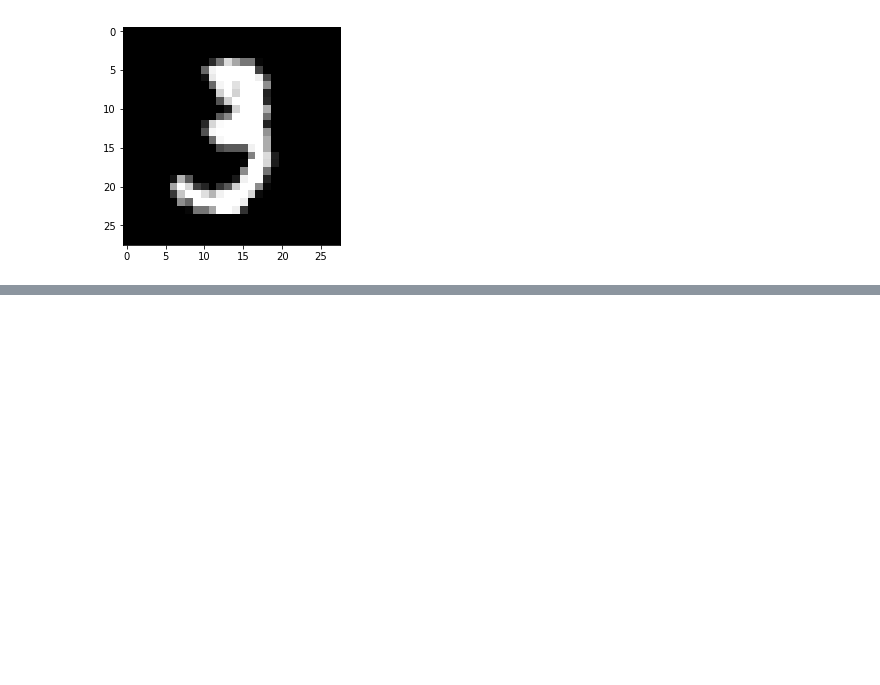
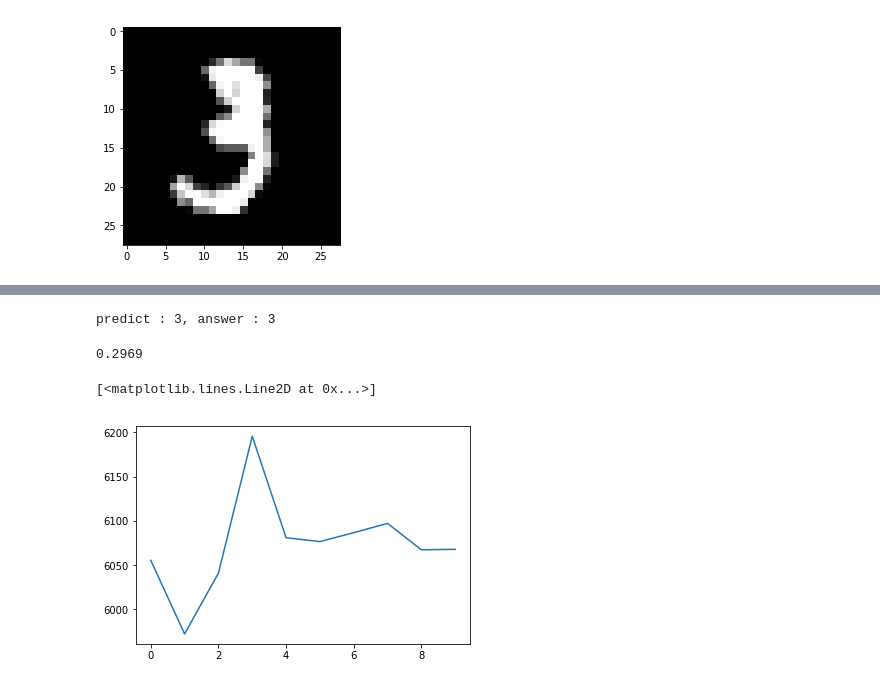
Before and after one commit to csielee/2018ML, a Jupyter notebook: HW2/HW2.ipynb, the cells around one changed output, grey strips where cells are left out. Drawn from its saved outputs; the diff is of its cells as text; code cells hidden in the pictures; blank space fills up the shorter version.

```diff
--- a/HW2/HW2.ipynb
+++ b/HW2/HW2.ipynb
@@ -63,0 +129,16 @@ b'\x03'
+# %%
+%%time
+
+error = 0
+Posterior = [[0 for _ in range(10)] for _ in range(len(test_images.datas))]
+for idx, bs in enumerate(test_images.datas):
+    for num in range(10):
+        for i in range(len(bs)):
+            Posterior[idx][num] += log(Pixel_P[num][i][bs[i]>>3])
+        Posterior[idx][num] += log(Class_P[num])
+
+    predict = np.argmax(Posterior[idx])
+    answer = test_labels.datas[idx][0]
+
+    if predict != answer:
+        error += 1
@@ -63,0 +148,13 @@ b'\x03'
+# %%
+print('predict : ' + str(np.argmax(Posterior[87])) + ', answer : ' + str(test_labels.datas[87][0]))
+# %% [output]
+predict : 3, answer : 3
+# %%
+print(error/len(test_images.datas))
+# %% [output]
+0.2969
+# %%
+plt.plot(range(10), Posterior[87])
+# %% [output]
+[<matplotlib.lines.Line2D at 0x...>]
+[figure, added]
```
Also changed, not shown: parts of 12 cells of this notebook.
